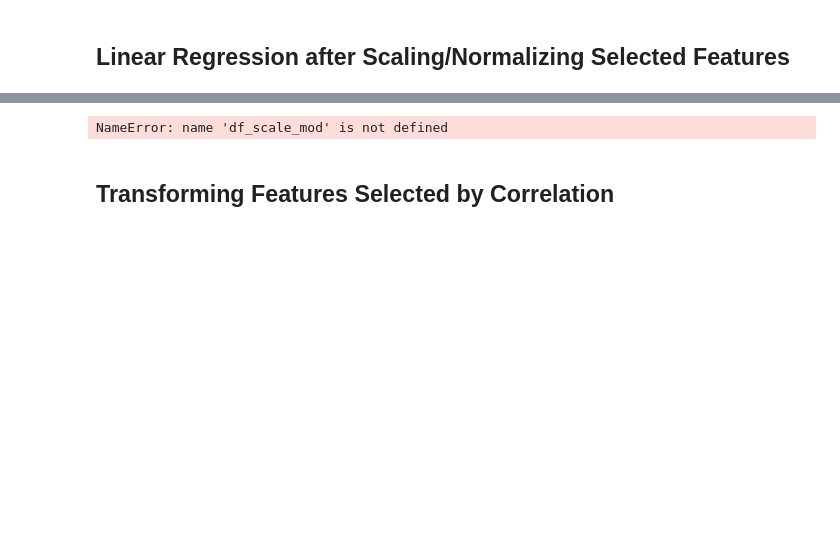
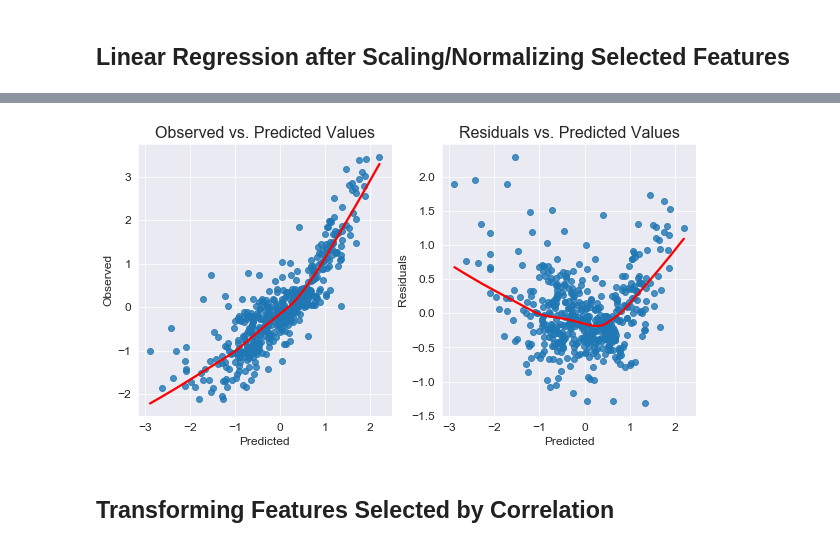
Before and after one commit to andrewcreates/DataScience-Projects, a Jupyter notebook: Boston-Housing-Data.ipynb, the cells around one changed output, grey strips where cells are left out. Cells and saved outputs as stored; diff of their text form; code cells hidden in the pictures; blank space fills up the shorter version.

```diff
--- a/Boston-Housing-Data.ipynb
+++ b/Boston-Housing-Data.ipynb
@@ -370,8 +370,8 @@ Warnings:
 # %%
 #linear assumption not satisfied
 #same as basemod since the independent variables haven't been transformed
-lin_reg_tests.linearity_test(df_scale_mod, y)
+lin_reg_tests.linearity_test(df_standardscale_mod, y)
 # %% [output]
-NameError: name 'df_scale_mod' is not defined
+[figure, added]
 # %% [markdown]
 ## Transforming Features Selected by Correlation
```
Also changed, not shown: parts of 20 cells of this notebook.
